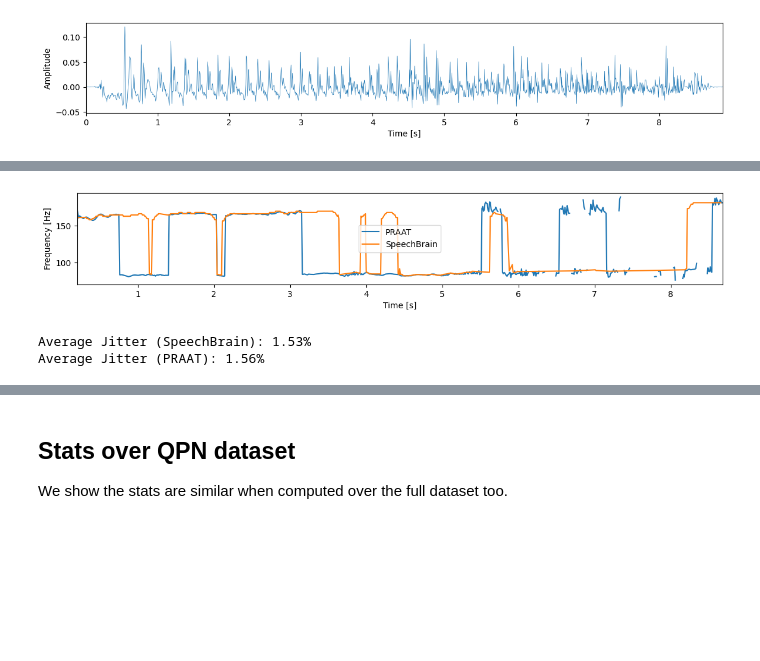
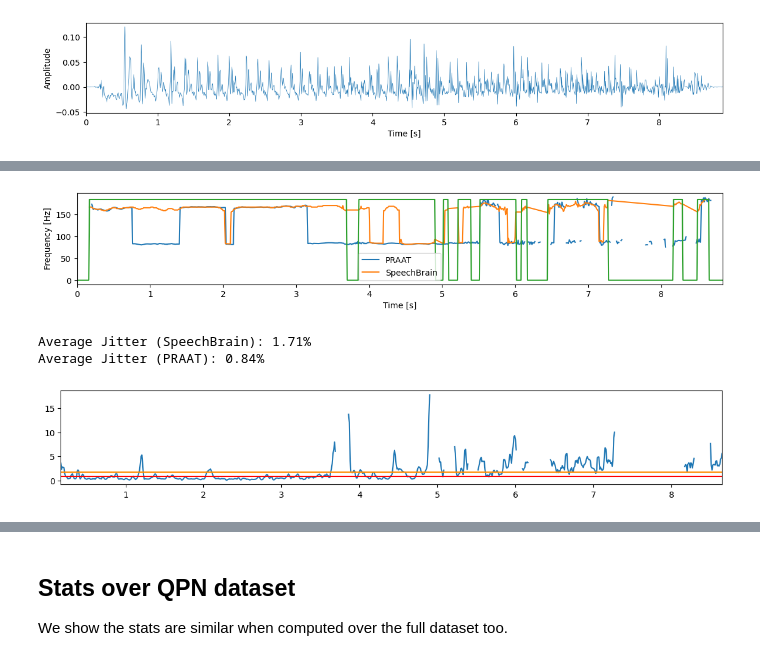
Before and after one commit to pplantinga/ParkinsonSpeechAI, a Jupyter notebook: voice-analysis.ipynb, the cells around one changed output, grey strips where cells are left out. Drawn from its saved outputs; the diff is of its cells as text; code cells hidden in the pictures; blank space fills up the shorter version.

```diff
--- a/voice-analysis.ipynb
+++ b/voice-analysis.ipynb
@@ -196,8 +183,8 @@ def compute_praat_features(audio_filename):
     pitch_values = pitch.selected_array['frequency']
     pitch_values[pitch_values==0] = np.nan
 
-    jitter = call(pointProcess, "Get jitter (local)", 0, 0, 0.0001, 0.02, 1.3)
-    shimmer = call([sound, pointProcess], "Get shimmer (local)", 0, 0, 0.0001, 0.02, 1.3, 1.6)
+    jitter = call(pointProcess, "Get jitter (ppq5)", 0, 0, 0.0001, 0.02, 1.3)
+    shimmer = call([sound, pointProcess], "Get shimmer (apq5)", 0, 0, 0.0001, 0.02, 1.3, 1.6)
 
     harmonicity = sound.to_harmonicity()
 
@@ -263,22 +288,27 @@ plt.show()
 # %%
 estimated_f0, voiced, jitter, shimmer, hnr = vocal_characteristics(audio.squeeze(), sample_rate=sample_rate)
 pitch_xs, pitch_values, praat_jitter, praat_shimmer, harmonicity = compute_praat_features(audio_filename)
 
 xs = torch.arange(len(voiced)) * step_size
-voiced_xs = xs[voiced]
 plt.plot(pitch_xs, pitch_values)
-plt.plot(voiced_xs, estimated_f0)
+plt.plot(xs[voiced], estimated_f0)
+plt.plot(xs, voiced.float() * estimated_f0.max())
 plt.xlabel("Time [s]")
 plt.ylabel("Frequency [Hz]")
 plt.legend(["PRAAT", "SpeechBrain"])
 plt.show()
 # %% [output]
-[figure, old version]
+[figure, new version]
-# %%
-# Jitter is not too far off
-print("Average Jitter (SpeechBrain): {0:.2f}%".format(100 * jitter.mean().numpy()))
-print("Average Jitter (PRAAT): {0:.2f}%".format(100 * praat_jitter))
-# %% [output]
-Average Jitter (SpeechBrain): 1.53%
-Average Jitter (PRAAT): 1.56%
+# %%
+sb_jitter = jitter[voiced].mean().numpy()
+jitter[~voiced] = np.nan
+plt.plot(xs, 100 * jitter)
+plt.axhline(y=100 * sb_jitter, color="darkorange")
+plt.axhline(y=100 * praat_jitter, color="red")
+print("Average Jitter (SpeechBrain): {0:.2f}%".format(100 * sb_jitter))
+print("Average Jitter (PRAAT): {0:.2f}%".format(100 * praat_jitter))
+# %% [output]
+Average Jitter (SpeechBrain): 1.71%
+Average Jitter (PRAAT): 0.84%
+[figure, added]
 # %%
```
Also changed, not shown: parts of 35 cells of this notebook.
